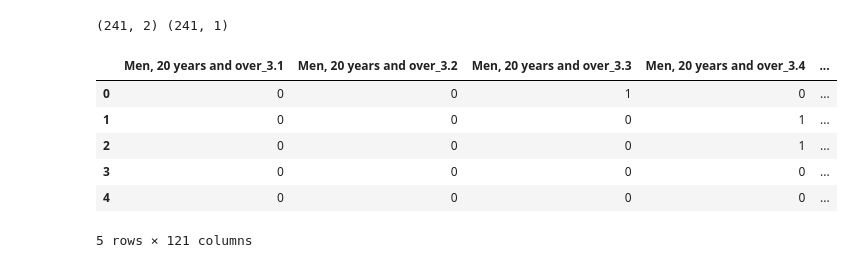
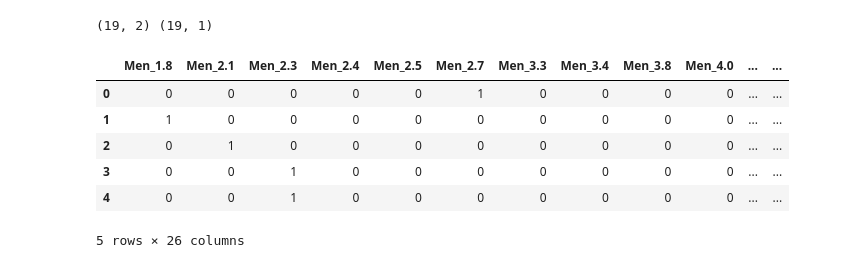
Before and after one commit to vgnenov/OnTheUpAndUp, a Jupyter notebook: machine_learning.ipynb, the cells around one changed output. Saved outputs shown, nothing was run; the diff lists cells and outputs as text; code cells hidden in the pictures.

```diff
--- a/machine_learning.ipynb
+++ b/machine_learning.ipynb
@@ -4,6 +4,6 @@ import matplotlib.pyplot as plt
 import numpy as np
 import pandas as pd
 # %%
-nat_unemp_gen = pd.read_csv('National_Unemployment_by_Gender.csv')
+nat_unemp_gen = pd.read_csv('Industry_Unemployment_By_Gender.csv')
 nat_unemp_gen.head()
 # %% [output]
@@ -32,22 +18,22 @@ nat_unemp_gen.dropna()
 # %%
-X = nat_unemp_gen[["Men, 20 years and over", "Women, 20 years and over"]]
-y = nat_unemp_gen["Total"].values.reshape(-1, 1)
+X = nat_unemp_gen[["Men", "Women"]]
+y = nat_unemp_gen["Year"].values.reshape(-1, 1)
 print(X.shape, y.shape)
 # %% [output]
-(241, 2) (241, 1)
+(19, 2) (19, 1)
 # %%
 data = X.copy()
 
-data_binary_encoded = pd.get_dummies(data, columns=["Men, 20 years and over", "Women, 20 years and over"])
+data_binary_encoded = pd.get_dummies(data, columns=["Men", "Women"])
 data_binary_encoded.head()
 # %% [output]
-|  | Men, 20 years and over_3.1 | Men, 20 years and over_3.2 | Men, 20 years and over_3.3 | Men, 20 years and over_3.4 | ... |
-| 0 | 0 | 0 | 1 | 0 | ... |
-| 1 | 0 | 0 | 0 | 1 | ... |
-| 2 | 0 | 0 | 0 | 1 | ... |
-| 3 | 0 | 0 | 0 | 0 | ... |
-| 4 | 0 | 0 | 0 | 0 | ... |
+|  | Men_1.8 | Men_2.1 | Men_2.3 | Men_2.4 | Men_2.5 | Men_2.7 | Men_3.3 | Men_3.4 | Men_3.8 | Men_4.0 | ... | ... |
+| 0 | 0 | 0 | 0 | 0 | 0 | 1 | 0 | 0 | 0 | 0 | ... | ... |
+| 1 | 1 | 0 | 0 | 0 | 0 | 0 | 0 | 0 | 0 | 0 | ... | ... |
+| 2 | 0 | 1 | 0 | 0 | 0 | 0 | 0 | 0 | 0 | 0 | ... | ... |
+| 3 | 0 | 0 | 1 | 0 | 0 | 0 | 0 | 0 | 0 | 0 | ... | ... |
+| 4 | 0 | 0 | 1 | 0 | 0 | 0 | 0 | 0 | 0 | 0 | ... | ... |
-5 rows × 121 columns
+5 rows × 26 columns
 # %%
 data = X.copy()
 
```
Also changed, not shown: parts of 16 cells of this notebook, 8 other files.
